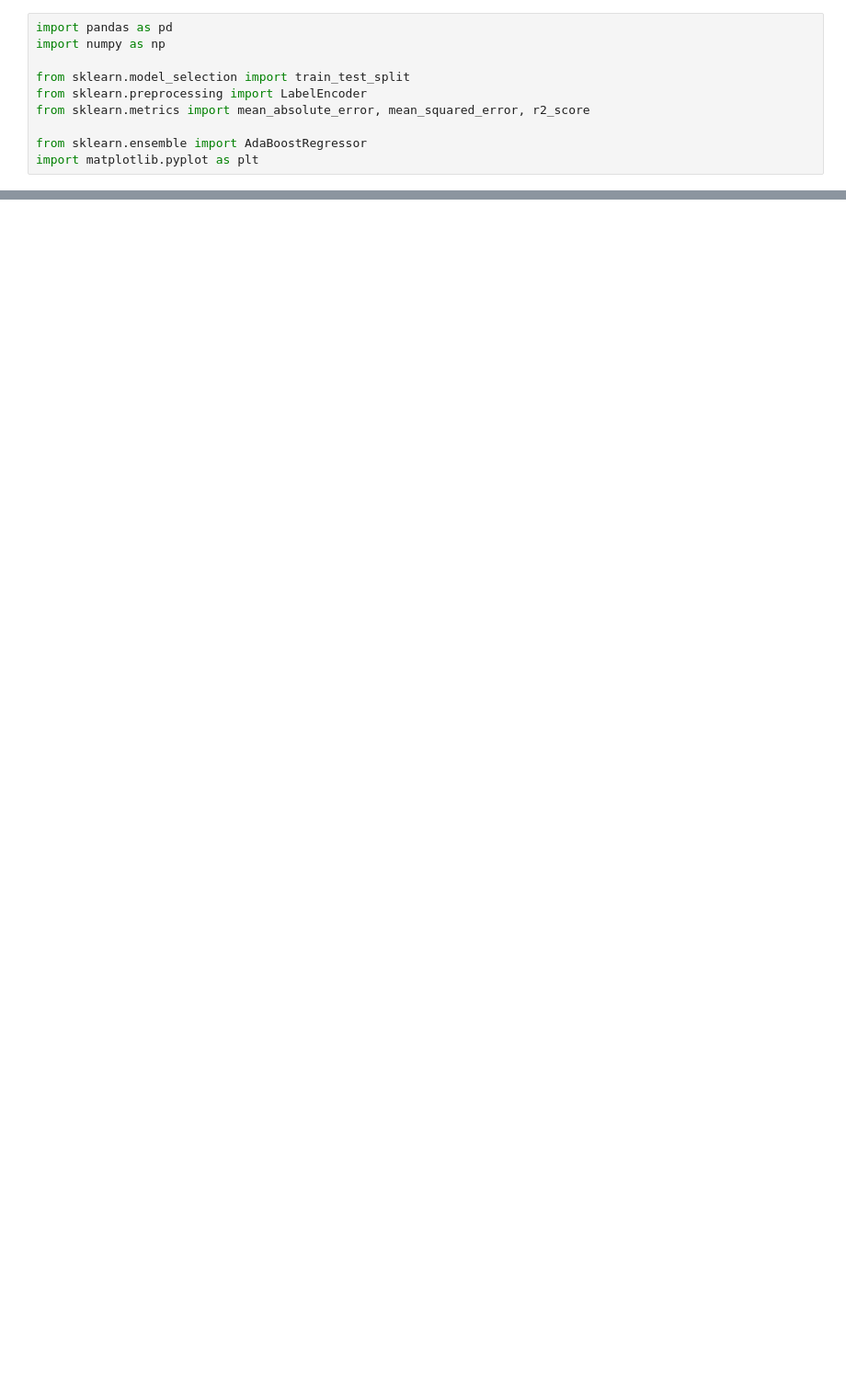
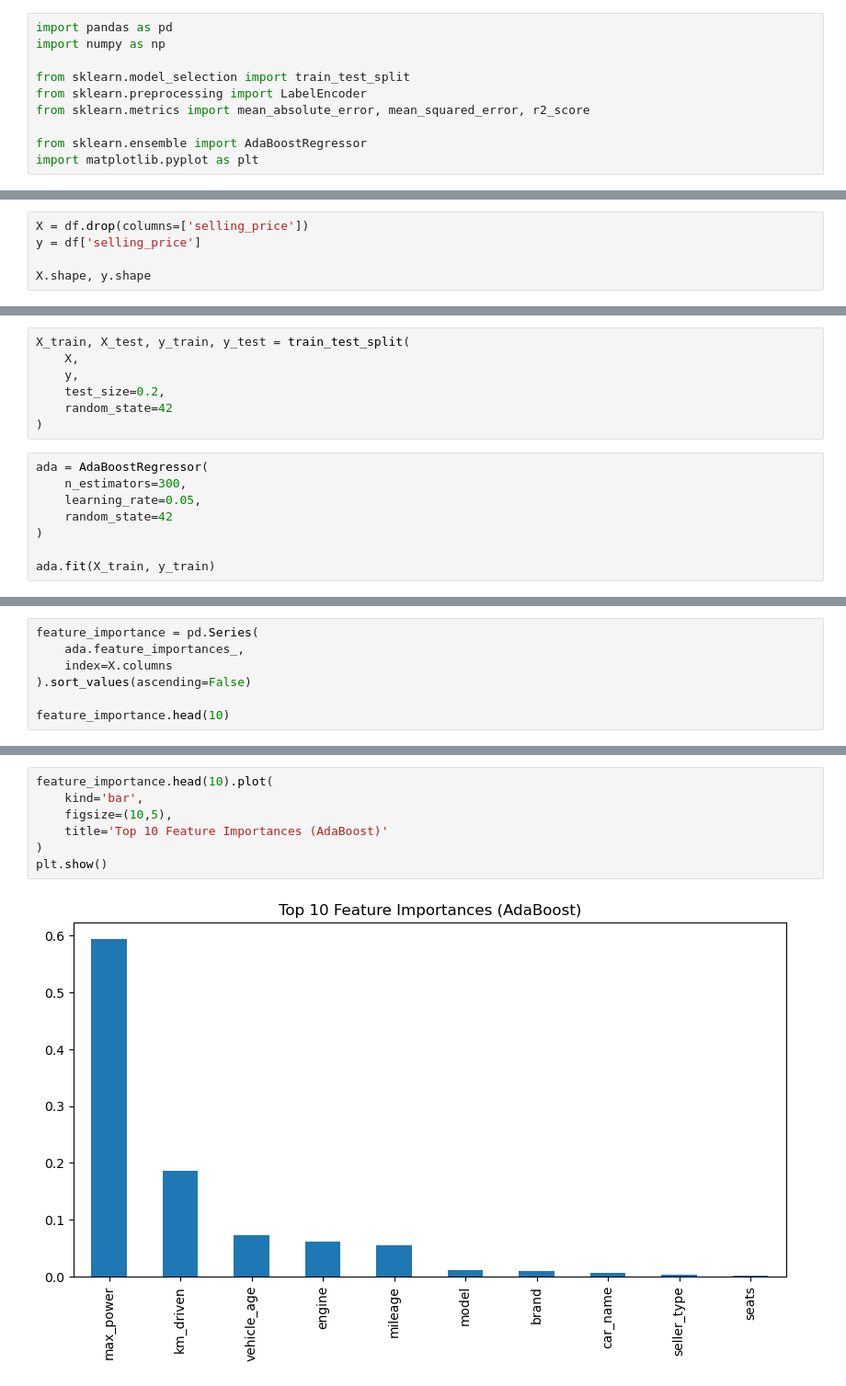
Before and after one commit to Harshraj112/ML_minProjects, a Jupyter notebook: Adaboost/adaboost_regression.ipynb, the cells around one changed output, grey strips where cells are left out. Shown at 92% size. Cells and saved outputs as stored; diff of their text form; blank space fills up the shorter version.

```diff
--- a/Adaboost/adaboost_regression.ipynb
+++ b/Adaboost/adaboost_regression.ipynb
@@ -20,0 +50,5 @@ df.head()
+# %%
+X = df.drop(columns=['selling_price'])
+y = df['selling_price']
+
+X.shape, y.shape
@@ -20,0 +57,15 @@ df.head()
+# %%
+X_train, X_test, y_train, y_test = train_test_split(
+    X,
+    y,
+    test_size=0.2,
+    random_state=42
+)
+# %%
+ada = AdaBoostRegressor(
+    n_estimators=300,
+    learning_rate=0.05,
+    random_state=42
+)
+
+ada.fit(X_train, y_train)
@@ -20,0 +110,7 @@ df.head()
+# %%
+feature_importance = pd.Series(
+    ada.feature_importances_,
+    index=X.columns
+).sort_values(ascending=False)
+
+feature_importance.head(10)
@@ -20,0 +129,9 @@ df.head()
+# %%
+feature_importance.head(10).plot(
+    kind='bar',
+    figsize=(10,5),
+    title='Top 10 Feature Importances (AdaBoost)'
+)
+plt.show()
+# %% [output]
+[figure, added]
```
Also changed, not shown: parts of 14 cells of this notebook.
